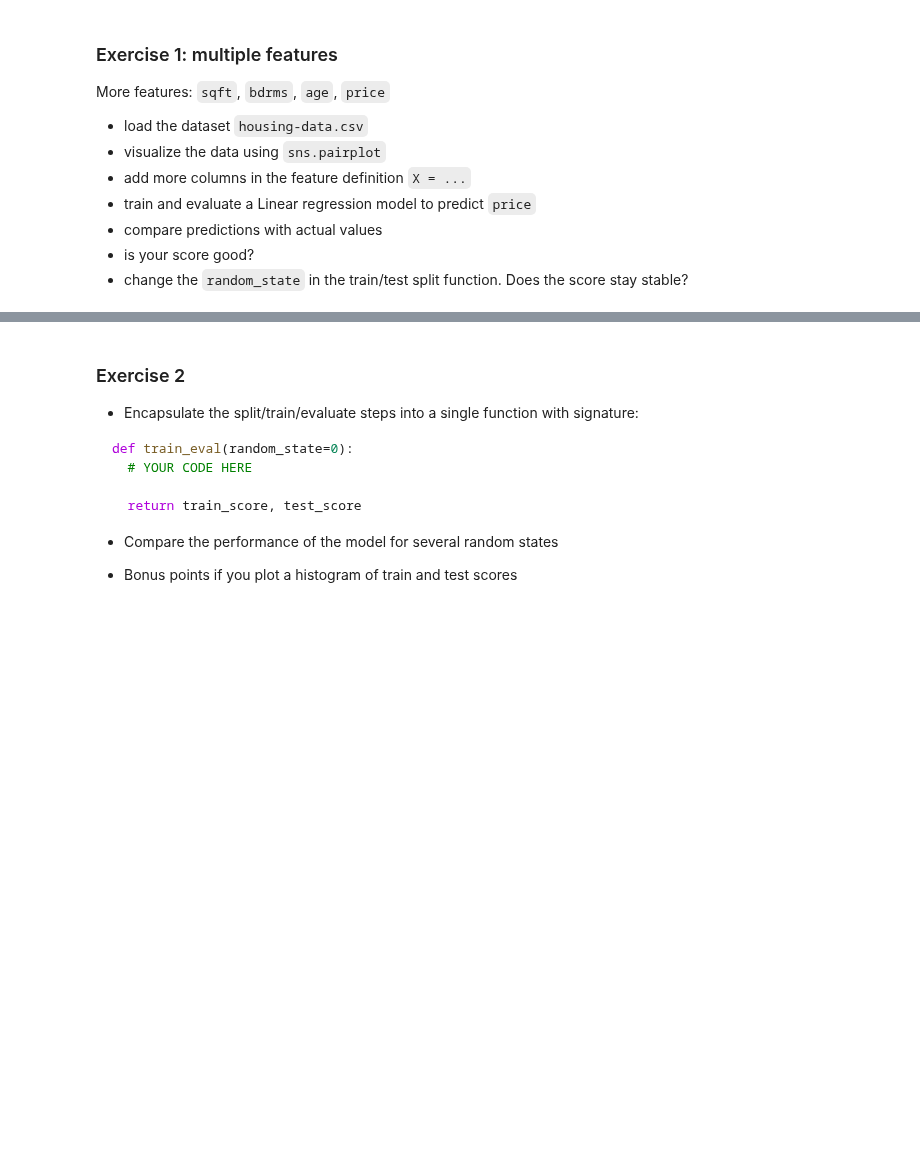
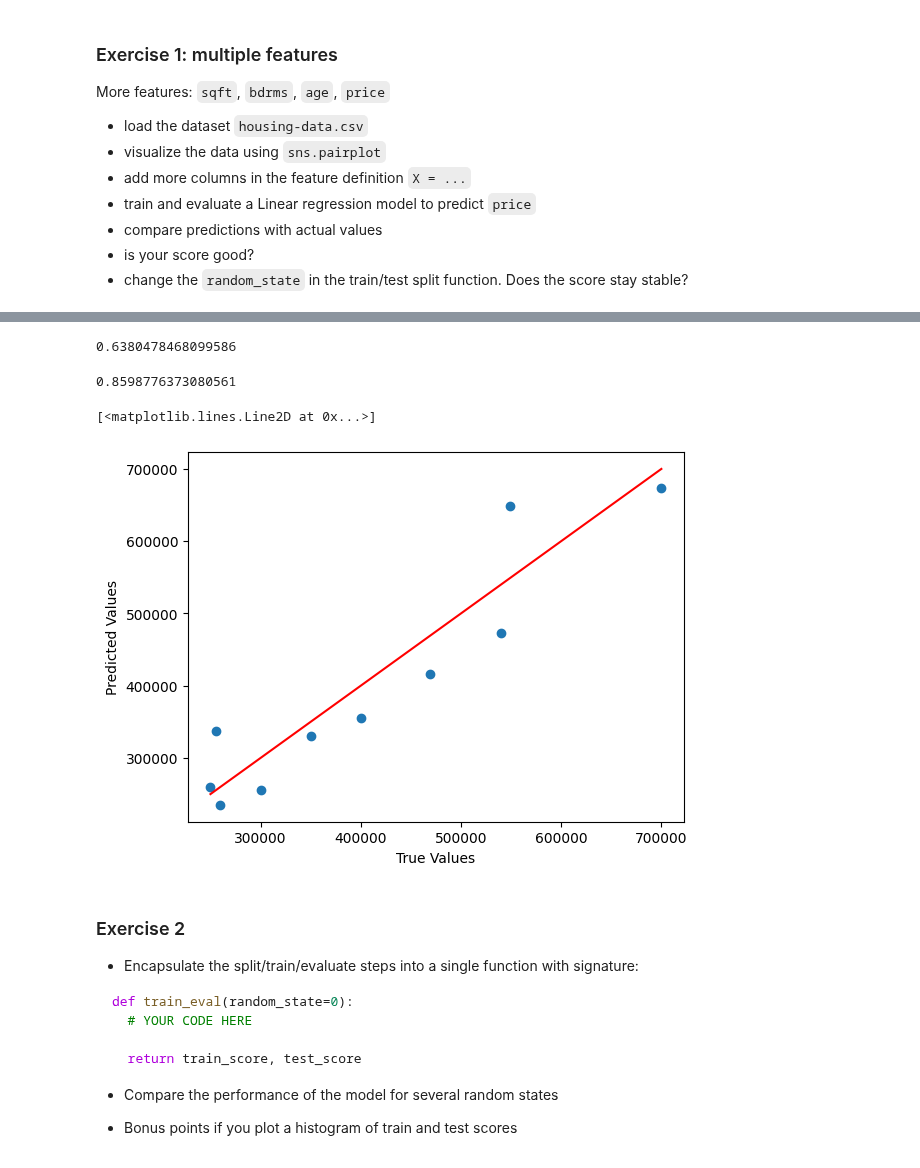
Before and after one commit to jg2kpy/tesis-prep, a Jupyter notebook: src/ML/regression/Regression_with_Scikit_Learn.ipynb, the cells around one changed output, grey strips where cells are left out. Drawn from its saved outputs; the diff is of its cells as text; code cells hidden in the pictures; blank space fills up the shorter version.

```diff
--- a/src/ML/regression/Regression_with_Scikit_Learn.ipynb
+++ b/src/ML/regression/Regression_with_Scikit_Learn.ipynb
@@ -99,3 +158,25 @@ More features: `sqft`, `bdrms`, `age`, `price`
+# %%
+model.score(X_train, y_train)
+# %% [output]
+0.6380478468099586
+# %%
+model.score(X_test, y_test)
+# %% [output]
+0.8598776373080561
+# %%
+y_pred_test = model.predict(X_test)
+# %%
+plt.scatter(y_test, y_pred_test)
+plt.xlabel('True Values')
+plt.ylabel('Predicted Values')
+
+m = y_test.min()
+M = y_test.max()
+
+plt.plot((m, M), (m, M), color='red')
+# %% [output]
+[<matplotlib.lines.Line2D at 0x...>]
+[figure, added]
 # %% [markdown]
 ### Exercise 2
 
```
Also changed, not shown: parts of 26 cells of this notebook.
